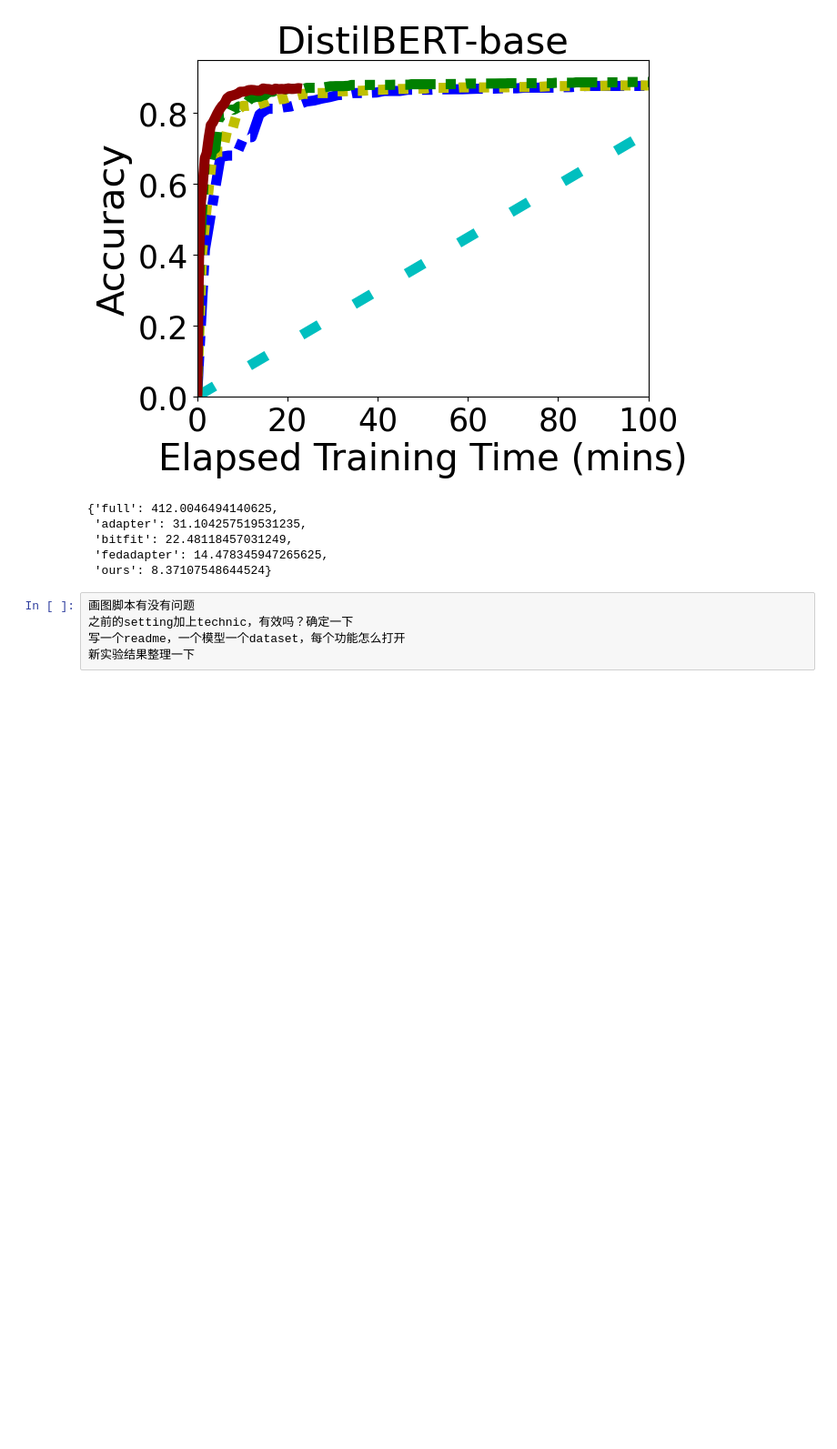
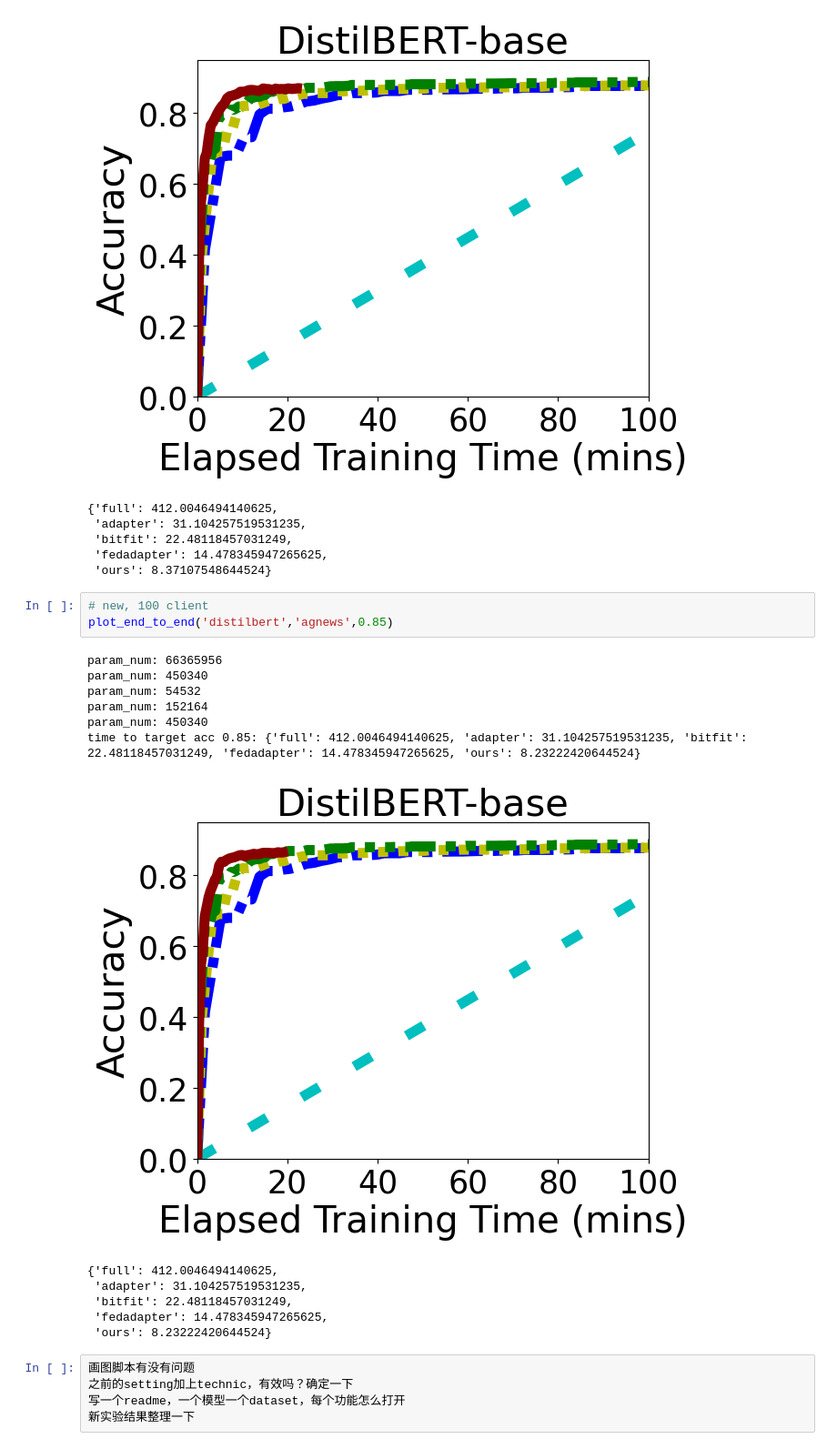
Before and after one commit to UbiquitousLearning/FwdLLM, a Jupyter notebook: all_figures/end2end/figure11_new.ipynb, the cells around one changed output. Shown at 91% size. Drawn from its saved outputs; the diff is of its cells as text; blank space fills up the shorter version.

```diff
--- a/all_figures/end2end/figure11_new.ipynb
+++ b/all_figures/end2end/figure11_new.ipynb
@@ -322,6 +322,22 @@ time to target acc 0.85: {'full': 412.0046494140625, 'adapter': 31.1042575195312
  'bitfit': 22.48118457031249,
  'fedadapter': 14.478345947265625,
  'ours': 8.37107548644524}
+# %%
+# new, 100 client
+plot_end_to_end('distilbert','agnews',0.85)
+# %% [output]
+param_num: 66365956
+param_num: 450340
+param_num: 54532
+param_num: 152164
+param_num: 450340
+time to target acc 0.85: {'full': 412.0046494140625, 'adapter': 31.104257519531235, 'bitfit': 22.48118457031249, 'fedadapter': 14.478345947265625, 'ours': 8.23222420644524}
+[figure, added]
+{'full': 412.0046494140625,
+ 'adapter': 31.104257519531235,
+ 'bitfit': 22.48118457031249,
+ 'fedadapter': 14.478345947265625,
+ 'ours': 8.23222420644524}
 # %%
 画图脚本有没有问题
 之前的setting加上technic，有效吗？确定一下
```
Also changed, not shown: parts of 6 cells of this notebook, 5 other files.
